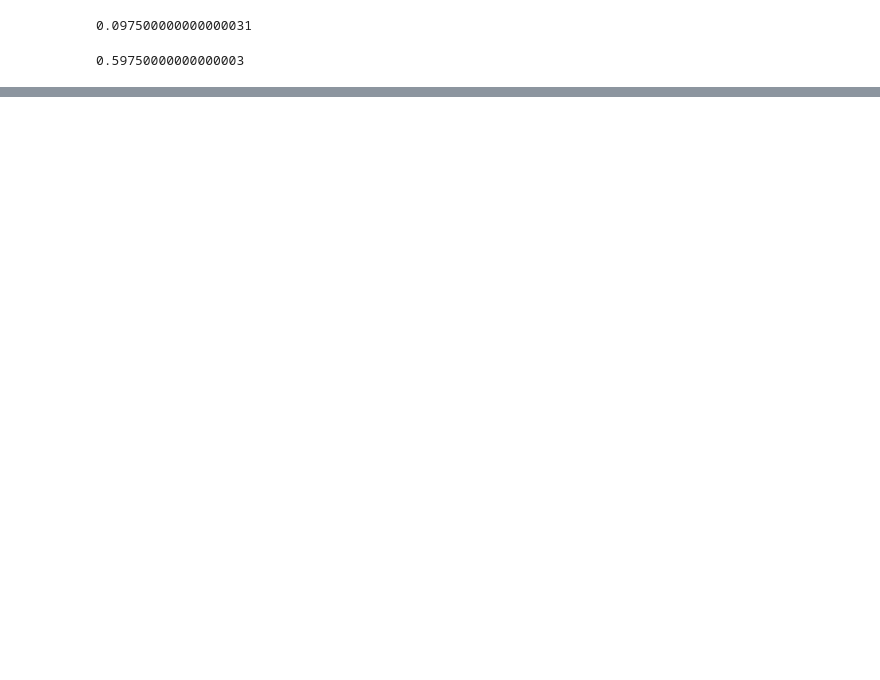
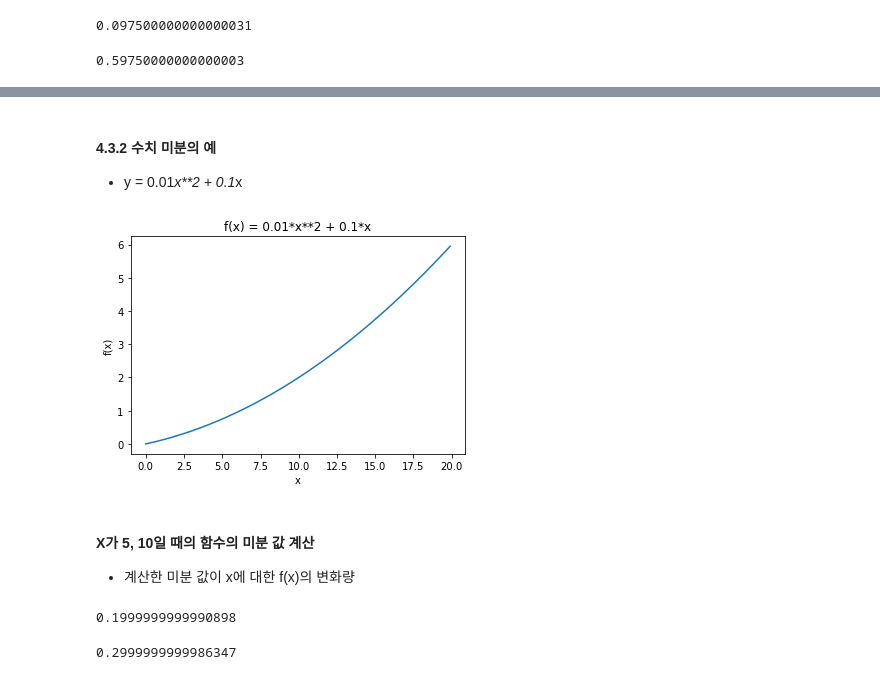
Before and after one commit to Seolhun/shooney_deeplearning, a Jupyter notebook: shooney_deeplearning/Chapter4.ipynb, the cells around one changed output, grey strips where cells are left out. Saved outputs shown, nothing was run; the diff lists cells and outputs as text; code cells hidden in the pictures; blank space fills up the shorter version.

```diff
--- a/shooney_deeplearning/Chapter4.ipynb
+++ b/shooney_deeplearning/Chapter4.ipynb
@@ -66,0 +189,27 @@ mean_squared_error(np.array(y), np.array(t))
+# %% [markdown]
+#### 4.3.2 수치 미분의 예
+- y = 0.01*x**2 + 0.1*x
+# %%
+def function_1(x):
+    return 0.01*x**2 + 0.1*x
+# %%
+x = np.arange(0.0, 20.0, 0.1) # 0에서 20까지 0.1 간격의 배열 X를 만든다.
+y = function_1(x)
+plt.title("f(x) = 0.01*x**2 + 0.1*x")
+plt.xlabel("x")
+plt.ylabel("f(x)")
+plt.plot(x, y)
+plt.show()
+# %% [output]
+[figure, added]
+# %% [markdown]
+#### X가 5, 10일 때의 함수의 미분 값 계산
+- 계산한 미분 값이 x에 대한 f(x)의 변화량
+# %%
+numerical_diff(function_1, 5)
+# %% [output]
+0.1999999999990898
+# %%
+numerical_diff(function_1, 10)
+# %% [output]
+0.2999999999986347
```
Also changed, not shown: parts of 25 cells of this notebook, 2 other files.
